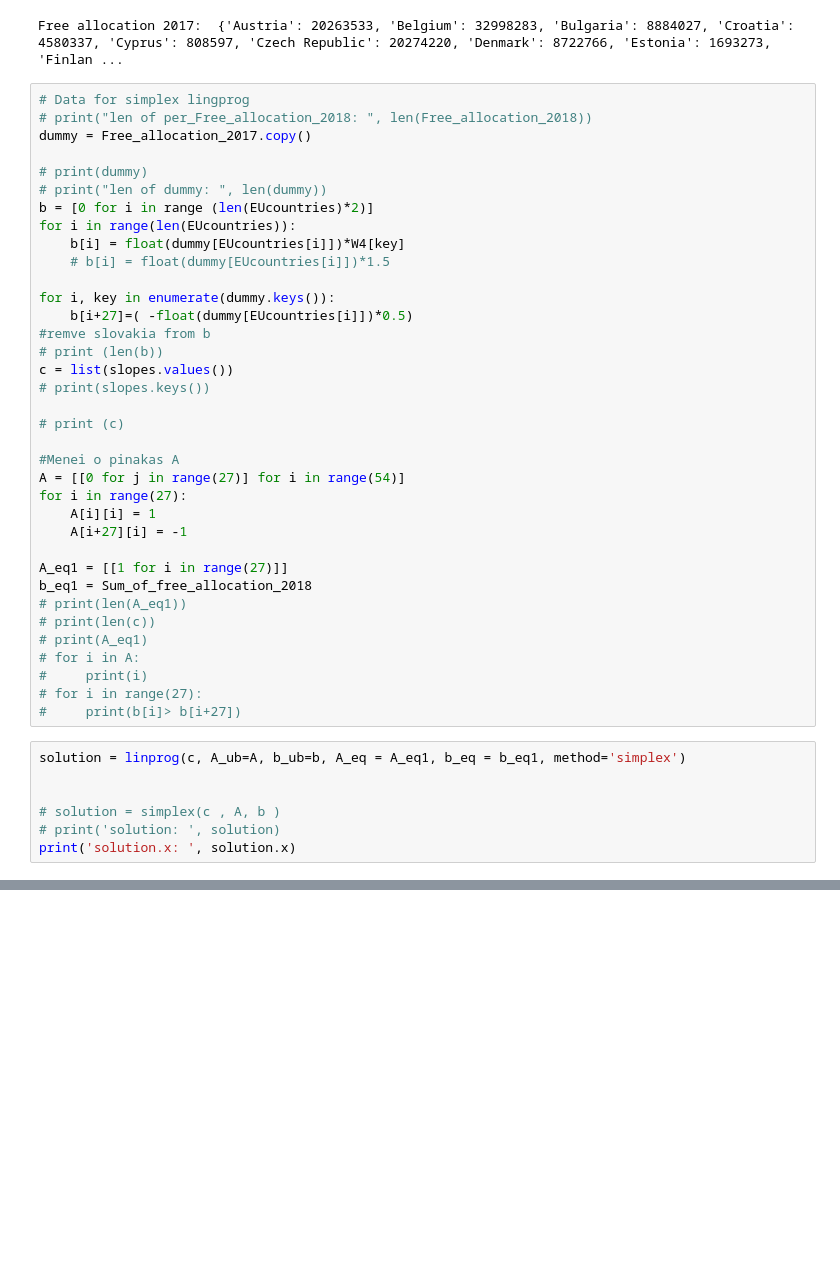
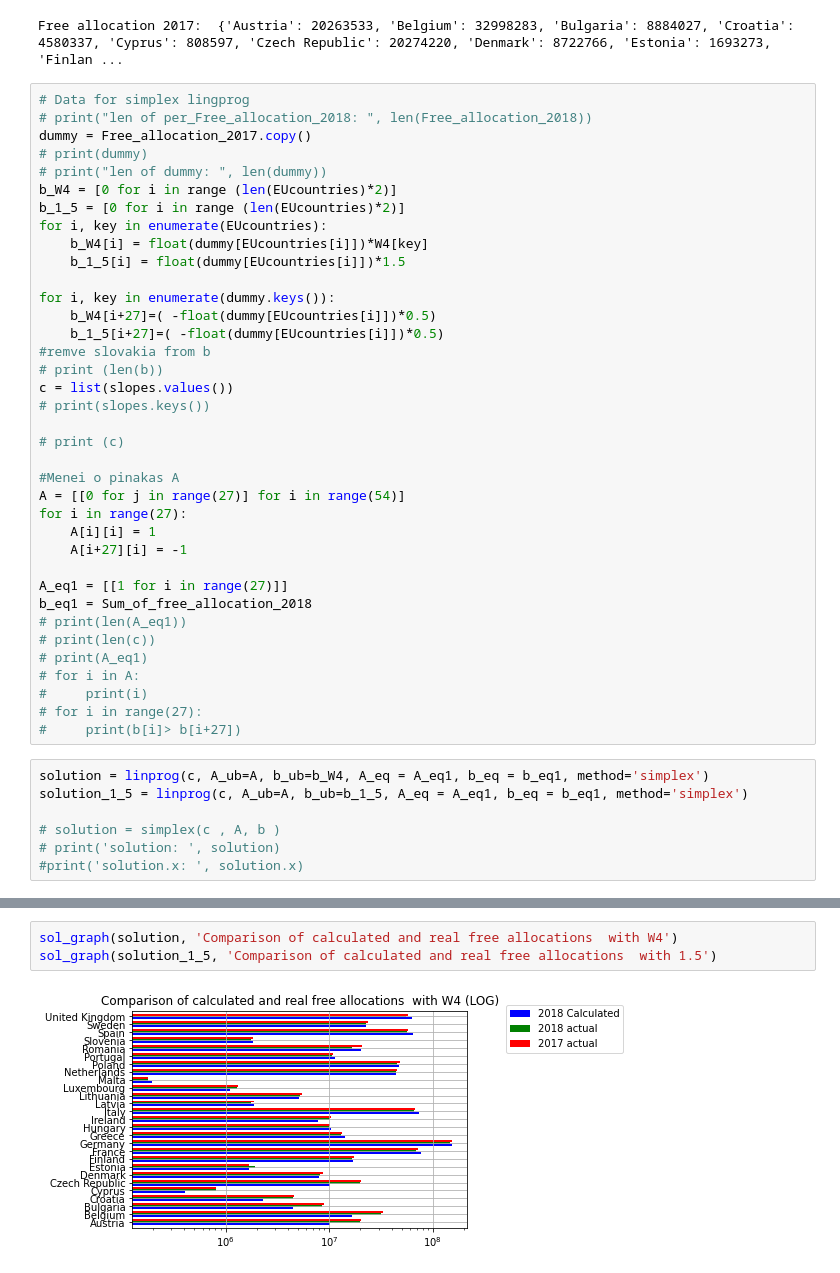
Before and after one commit to kwpap/Diplomatiki_kwpap_model_1, a Jupyter notebook: Model 1.ipynb, the cells around one changed output, grey strips where cells are left out. Saved outputs shown, nothing was run; the diff lists cells and outputs as text; blank space fills up the shorter version.

```diff
--- a/Model 1.ipynb
+++ b/Model 1.ipynb
@@ -507,16 +463,17 @@ Free allocation 2017:  {'Austria': 20263533, 'Belgium': 32998283, 'Bulgaria': 88
 # Data for simplex lingprog
 # print("len of per_Free_allocation_2018: ", len(Free_allocation_2018))
 dummy = Free_allocation_2017.copy()
-
 # print(dummy)
 # print("len of dummy: ", len(dummy))
-b = [0 for i in range (len(EUcountries)*2)]
-for i in range(len(EUcountries)):
-    b[i] = float(dummy[EUcountries[i]])*W4[key]
-    # b[i] = float(dummy[EUcountries[i]])*1.5
+b_W4 = [0 for i in range (len(EUcountries)*2)]
+b_1_5 = [0 for i in range (len(EUcountries)*2)]
+for i, key in enumerate(EUcountries):
+    b_W4[i] = float(dummy[EUcountries[i]])*W4[key]
+    b_1_5[i] = float(dummy[EUcountries[i]])*1.5
 
 for i, key in enumerate(dummy.keys()):
-    b[i+27]=( -float(dummy[EUcountries[i]])*0.5)
+    b_W4[i+27]=( -float(dummy[EUcountries[i]])*0.5)
+    b_1_5[i+27]=( -float(dummy[EUcountries[i]])*0.5)
 #remve slovakia from b
 # print (len(b))
 c = list(slopes.values())
@@ -540,9 +497,9 @@ b_eq1 = Sum_of_free_allocation_2018
 # for i in range(27):
 #     print(b[i]> b[i+27])
 # %%
-solution = linprog(c, A_ub=A, b_ub=b, A_eq = A_eq1, b_eq = b_eq1, method='simplex')
-
+solution = linprog(c, A_ub=A, b_ub=b_W4, A_eq = A_eq1, b_eq = b_eq1, method='simplex')
+solution_1_5 = linprog(c, A_ub=A, b_ub=b_1_5, A_eq = A_eq1, b_eq = b_eq1, method='simplex')
 
 # solution = simplex(c , A, b )
 # print('solution: ', solution)
-print('solution.x: ', solution.x)
+#print('solution.x: ', solution.x)
@@ -604,0 +551,5 @@ plt.show()
+# %%
+sol_graph(solution, 'Comparison of calculated and real free allocations  with W4')
+sol_graph(solution_1_5, 'Comparison of calculated and real free allocations  with 1.5')
+# %% [output]
+[figure, added]
```
Also changed, not shown: parts of 5 cells of this notebook.
